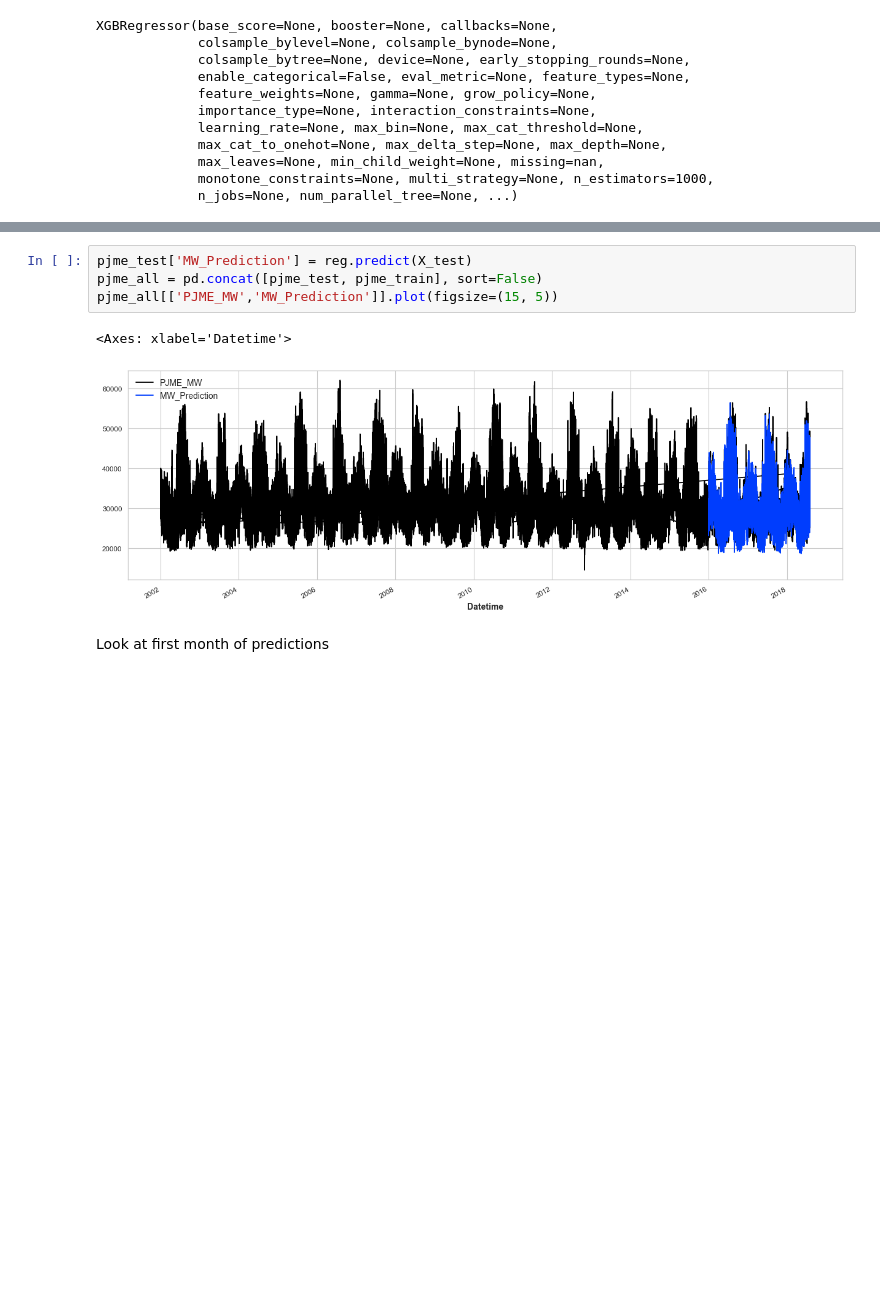
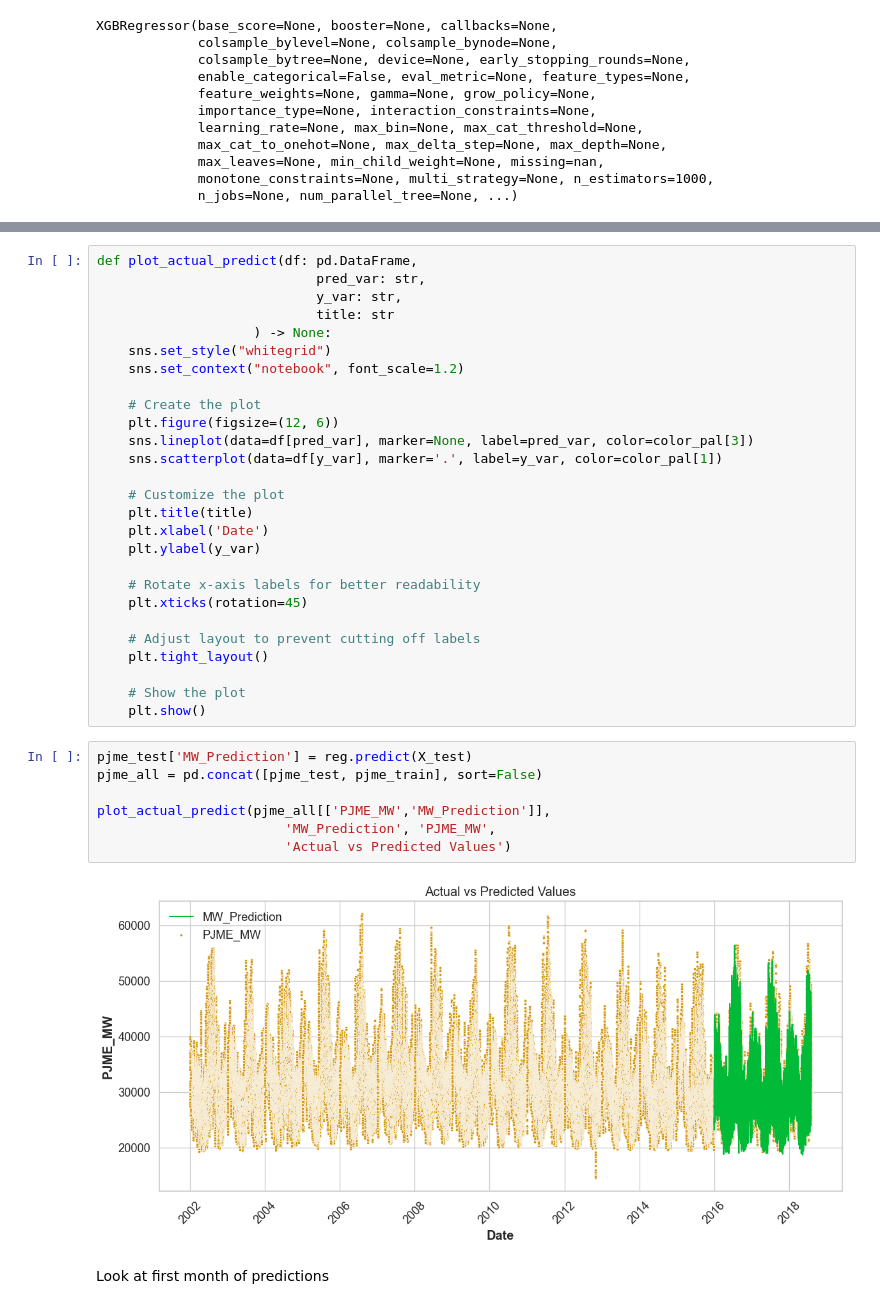
Before and after one commit to matt-lvk/energy_market_toymodel, a Jupyter notebook: energy_consumption/pjme.ipynb, the cells around one changed output, grey strips where cells are left out. Saved outputs shown, nothing was run; the diff lists cells and outputs as text; blank space fills up the shorter version.

```diff
--- a/energy_consumption/pjme.ipynb
+++ b/energy_consumption/pjme.ipynb
@@ -265,9 +265,38 @@ _ = plot_importance(reg, height=0.9)
+# %%
+def plot_actual_predict(df: pd.DataFrame,
+                            pred_var: str,
+                            y_var: str,
+                            title: str
+                    ) -> None:
+    sns.set_style("whitegrid")
+    sns.set_context("notebook", font_scale=1.2)
+
+    # Create the plot
+    plt.figure(figsize=(12, 6))
+    sns.lineplot(data=df[pred_var], marker=None, label=pred_var, color=color_pal[3])
+    sns.scatterplot(data=df[y_var], marker='.', label=y_var, color=color_pal[1])
+
+    # Customize the plot
+    plt.title(title)
+    plt.xlabel('Date')
+    plt.ylabel(y_var)
+
+    # Rotate x-axis labels for better readability
+    plt.xticks(rotation=45)
+
+    # Adjust layout to prevent cutting off labels
+    plt.tight_layout()
+
+    # Show the plot
+    plt.show()
 # %%
 pjme_test['MW_Prediction'] = reg.predict(X_test)
 pjme_all = pd.concat([pjme_test, pjme_train], sort=False)
-pjme_all[['PJME_MW','MW_Prediction']].plot(figsize=(15, 5))
+
+plot_actual_predict(pjme_all[['PJME_MW','MW_Prediction']],
+                        'MW_Prediction', 'PJME_MW',
+                        'Actual vs Predicted Values')
 # %% [output]
-<Axes: xlabel='Datetime'>
-[figure, old version]
+[figure, new version]
 # %% [markdown]
 Look at first month of predictions
```
Also changed, not shown: parts of 18 cells of this notebook, 1 other file.
